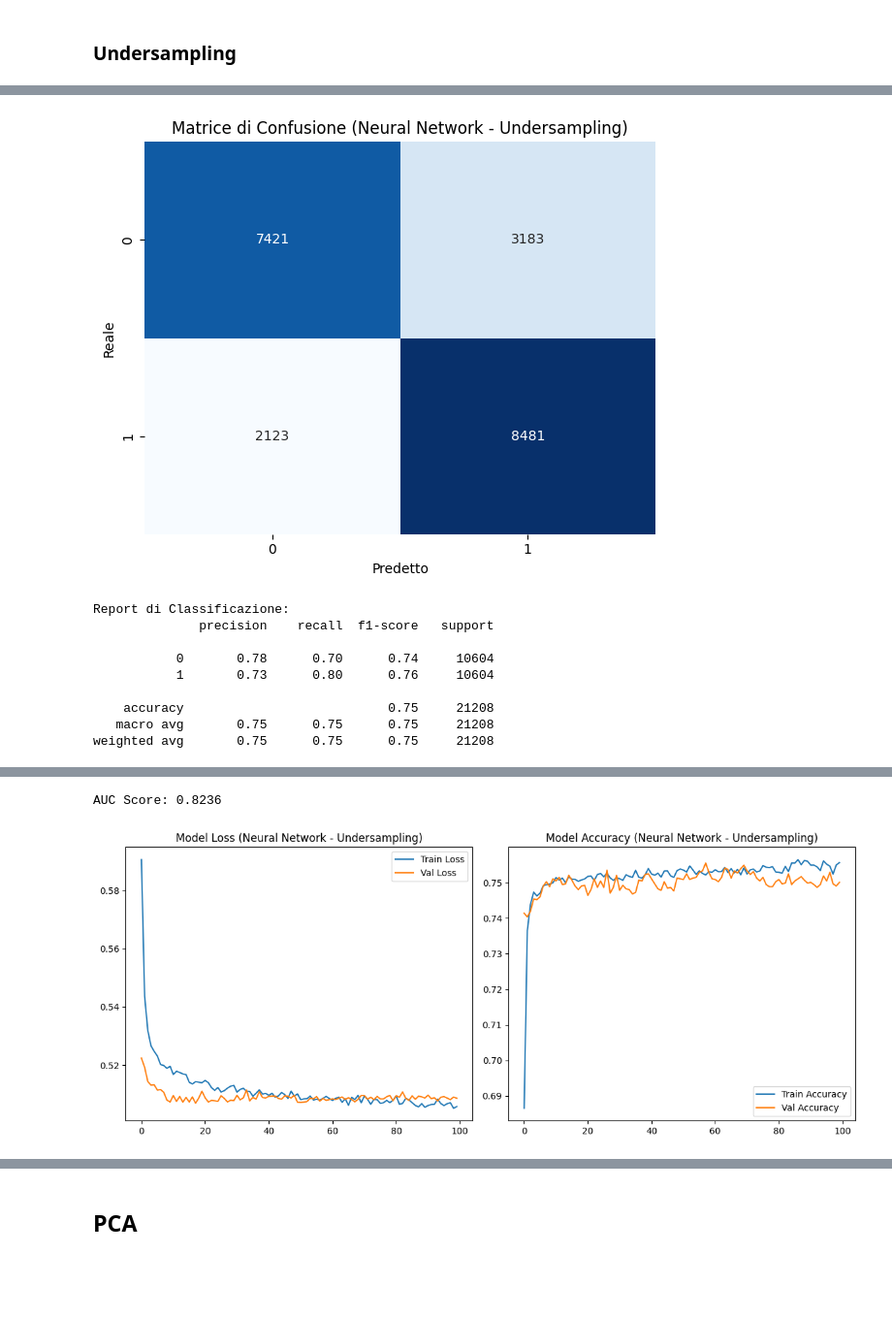
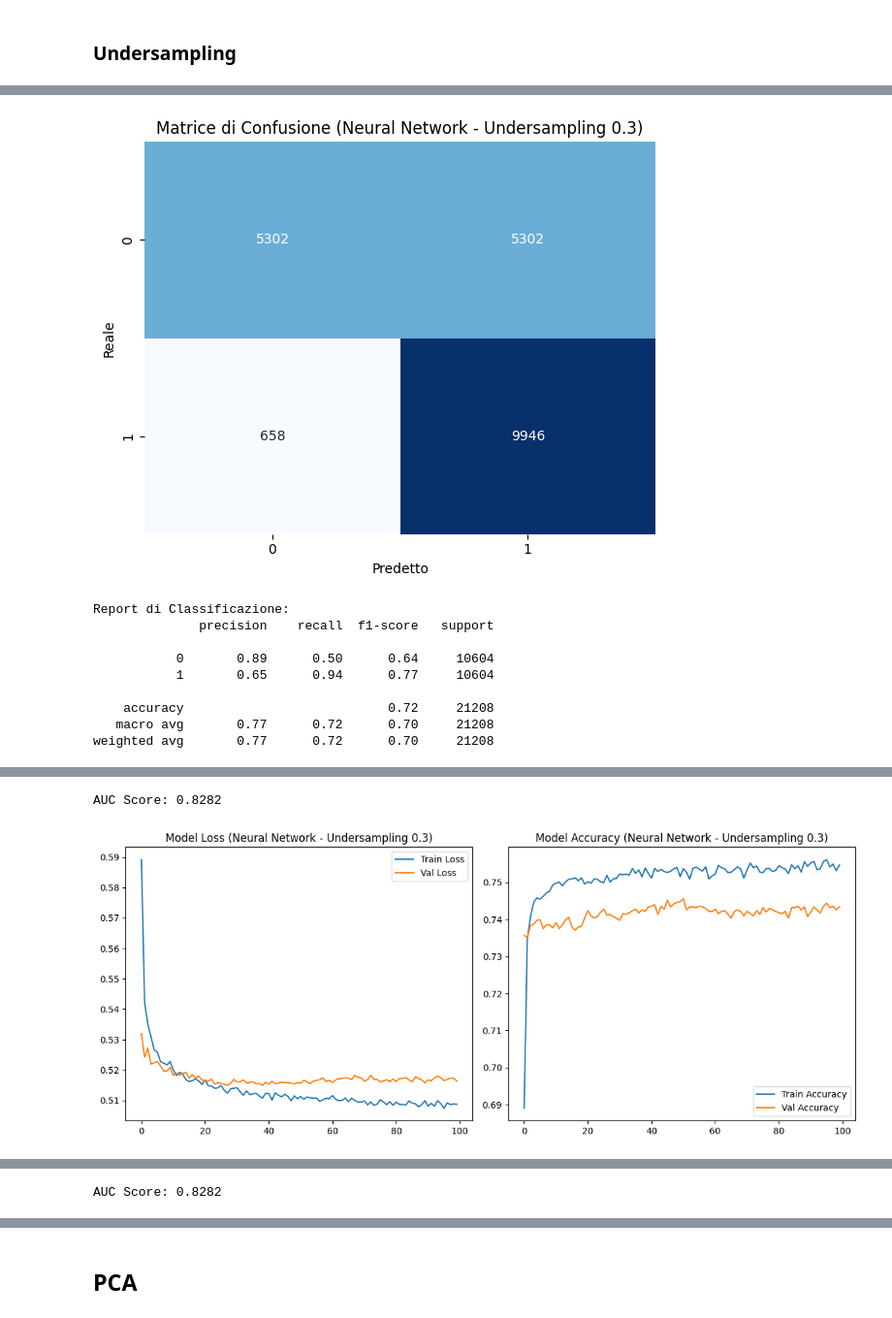
Before and after one commit to mbroglio/ML_25_26, a Jupyter notebook: ML_Project.ipynb, the cells around one changed output, grey strips where cells are left out. Shown at 97% size. Drawn from its saved outputs; the diff is of its cells as text; code cells hidden in the pictures; blank space fills up the shorter version.

```diff
--- a/ML_Project.ipynb
+++ b/ML_Project.ipynb
@@ -331,12 +315,16 @@ from sklearn.utils import class_weight
 import tensorflow as tf
 # %%
 from sklearn.metrics import confusion_matrix, classification_report
-from sklearn.metrics import roc_curve, auc, roc_auc_score
+from sklearn.metrics import roc_curve, auc
 
 
 def evaluate_and_plot(model, X_test, y_test, history, threshold=0.5, title_suffix=""):
     # Crea il suffisso per i nomi dei file (rimuove spazi e caratteri speciali)
-    file_suffix = title_suffix.lower().replace(" ", "_").replace("-", "_") if title_suffix else "model"
+    file_suffix = (
+        title_suffix.lower().replace(" ", "_").replace("-", "_")
+        if title_suffix
+        else "model"
+    )
 
     # Predizioni e binarizzazione
     y_pred_probs = model.predict(X_test)
@@ -351,7 +339,11 @@ def evaluate_and_plot(model, X_test, y_test, history, threshold=0.5, title_suffi
     title = "Matrice di Confusione" + (f" ({title_suffix})" if title_suffix else "")
     plt.title(title)
     plt.tight_layout()
-    plt.savefig(f"images/nn_confusion_matrix_{file_suffix}.svg", format="svg", bbox_inches="tight")
+    plt.savefig(
+        f"images/nn_confusion_matrix_{file_suffix}.svg",
+        format="svg",
+        bbox_inches="tight",
+    )
     plt.show()
 
     # Report di classificazione
@@ -359,7 +351,7 @@ def evaluate_and_plot(model, X_test, y_test, history, threshold=0.5, title_suffi
     print(classification_report(y_test, y_pred))
 
     # Calcolo ROC-AUC
-    fpr, tpr, thresholds = roc_curve(y_test, y_pred_probs)
+    fpr, tpr, _ = roc_curve(y_test, y_pred_probs)
     roc_auc = auc(fpr, tpr)
 
     # Curva ROC
@@ -379,7 +371,9 @@ def evaluate_and_plot(model, X_test, y_test, history, threshold=0.5, title_suffi
     plt.legend(loc="lower right")
     plt.grid(alpha=0.3)
     plt.tight_layout()
-    plt.savefig(f"images/nn_roc_curve_{file_suffix}.svg", format="svg", bbox_inches="tight")
+    plt.savefig(
+        f"images/nn_roc_curve_{file_suffix}.svg", format="svg", bbox_inches="tight"
+    )
     plt.show()
 
     print(f"\nAUC Score: {roc_auc:.4f}")
@@ -398,7 +392,11 @@ def evaluate_and_plot(model, X_test, y_test, history, threshold=0.5, title_suffi
     plt.title("Model Accuracy" + (f" ({title_suffix})" if title_suffix else ""))
     plt.legend()
     plt.tight_layout()
-    plt.savefig(f"images/nn_training_curves_{file_suffix}.svg", format="svg", bbox_inches="tight")
+    plt.savefig(
+        f"images/nn_training_curves_{file_suffix}.svg",
+        format="svg",
+        bbox_inches="tight",
+    )
     plt.show()
 # %% [markdown]
 ## No PCA
@@ -557,10 +541,12 @@ Epoch 100/100
 # %%
-# 5. Valutazione
-evaluate_and_plot(
-    model_pca_under,
-    X_test_bal,
-    y_test_bal,
-    history_pca_under,
-    title_suffix="Neural Network - Undersampling",
-)
+for thres in [0.3, 0.5]:
+    # 5. Valutazione
+    evaluate_and_plot(
+        model_pca_under,
+        X_test_bal,
+        y_test_bal,
+        history_pca_under,
+        threshold=thres,
+        title_suffix=f"Neural Network - Undersampling {thres}",
+    )
 # %% [output]
@@ -568,10 +554,10 @@ evaluate_and_plot(
-[figure, old version]
+[figure, new version]
 Report di Classificazione:
               precision    recall  f1-score   support
 
-           0       0.78      0.70      0.74     10604
-           1       0.73      0.80      0.76     10604
+           0       0.89      0.50      0.64     10604
+           1       0.65      0.94      0.77     10604
 
-    accuracy                           0.75     21208
-   macro avg       0.75      0.75      0.75     21208
-weighted avg       0.75      0.75      0.75     21208
+    accuracy                           0.72     21208
+   macro avg       0.77      0.72      0.70     21208
+weighted avg       0.77      0.72      0.70     21208
@@ -579,2 +565,2 @@ weighted avg       0.75      0.75      0.75     21208
-AUC Score: 0.8236
+AUC Score: 0.8282
-[figure, old version]
+[figure, new version]
@@ -580,0 +579 @@ AUC Score: 0.8236
+AUC Score: 0.8282
```
Also changed, not shown: parts of 64 cells of this notebook, 34 other files.
